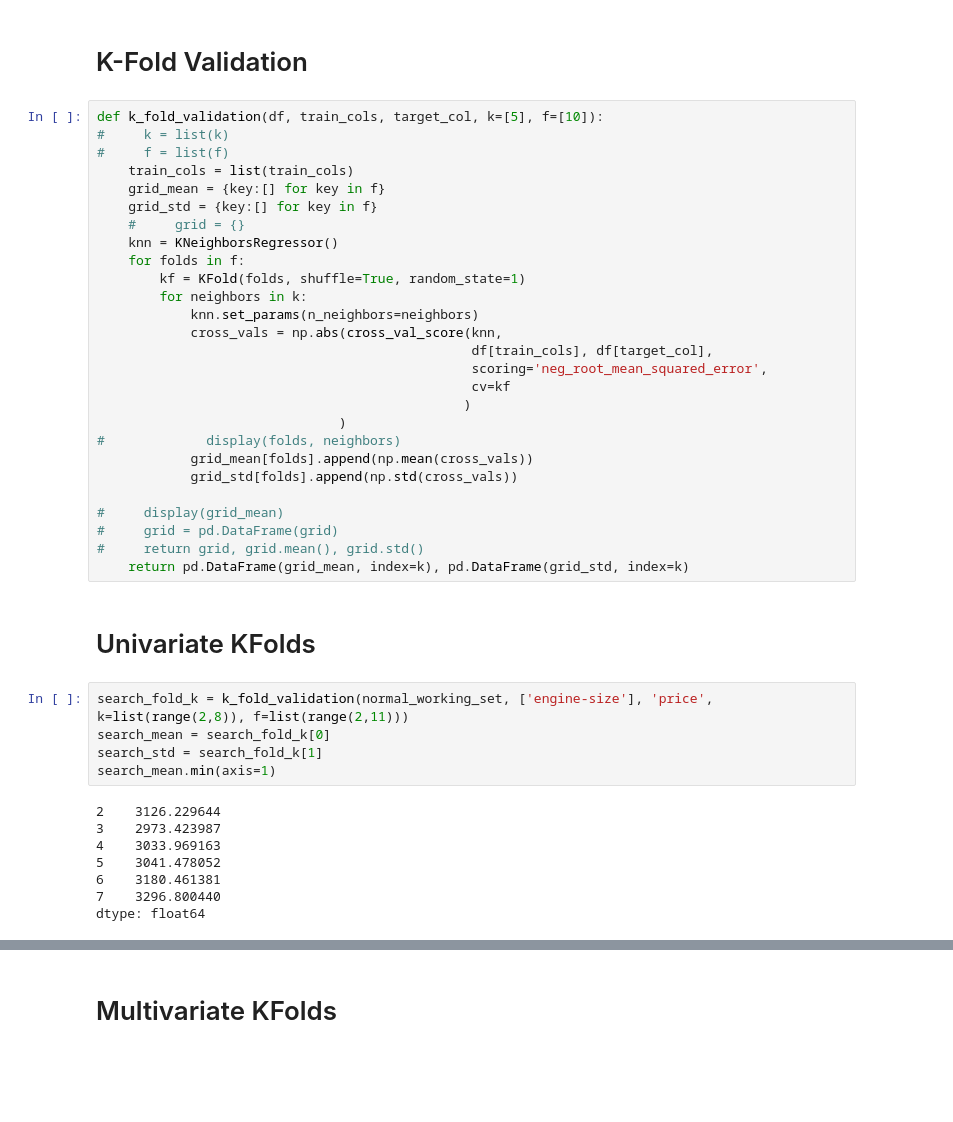
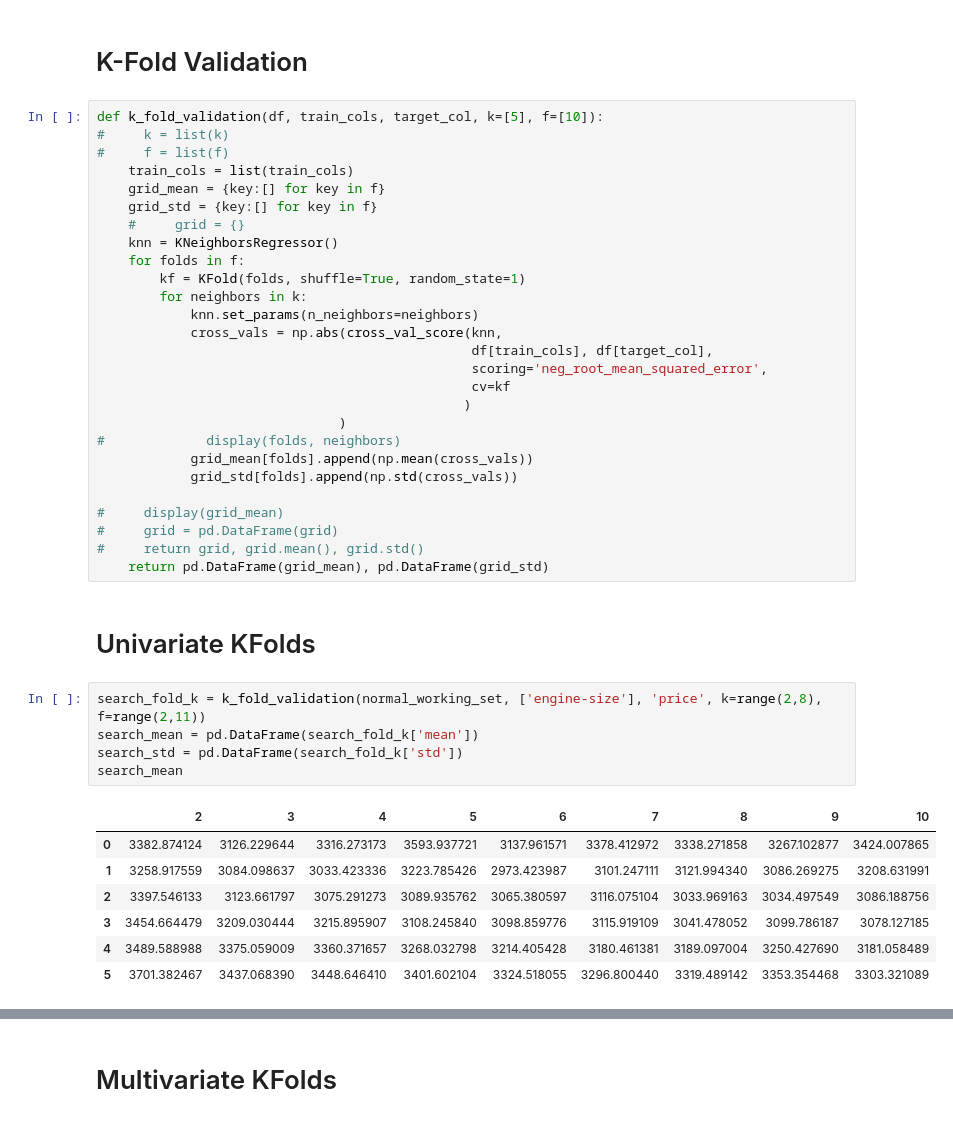
Before and after one commit to chouwwa/Predicting-Car-Prices, a Jupyter notebook: Predicting Car Prices.ipynb, the cells around one changed output, grey strips where cells are left out. Drawn from its saved outputs; the diff is of its cells as text; blank space fills up the shorter version.

```diff
--- a/Predicting Car Prices.ipynb
+++ b/Predicting Car Prices.ipynb
@@ -393,20 +393,20 @@ def k_fold_validation(df, train_cols, target_col, k=[5], f=[10]):
 #     display(grid_mean)
 #     grid = pd.DataFrame(grid)
 #     return grid, grid.mean(), grid.std()
-    return pd.DataFrame(grid_mean, index=k), pd.DataFrame(grid_std, index=k)
+    return pd.DataFrame(grid_mean), pd.DataFrame(grid_std)
 # %% [markdown]
 # Univariate KFolds
 # %%
-search_fold_k = k_fold_validation(normal_working_set, ['engine-size'], 'price', k=list(range(2,8)), f=list(range(2,11)))
-search_mean = search_fold_k[0]
-search_std = search_fold_k[1]
-search_mean.min(axis=1)
+search_fold_k = k_fold_validation(normal_working_set, ['engine-size'], 'price', k=range(2,8), f=range(2,11))
+search_mean = pd.DataFrame(search_fold_k['mean'])
+search_std = pd.DataFrame(search_fold_k['std'])
+search_mean
 # %% [output]
-2    3126.229644
-3    2973.423987
-4    3033.969163
-5    3041.478052
-6    3180.461381
-7    3296.800440
-dtype: float64
+|  | 2 | 3 | 4 | 5 | 6 | 7 | 8 | 9 | 10 |
+| 0 | 3382.874124 | 3126.229644 | 3316.273173 | 3593.937721 | 3137.961571 | 3378.412972 | 3338.271858 | 3267.102877 | 3424.007865 |
+| 1 | 3258.917559 | 3084.098637 | 3033.423336 | 3223.785426 | 2973.423987 | 3101.247111 | 3121.994340 | 3086.269275 | 3208.631991 |
+| 2 | 3397.546133 | 3123.661797 | 3075.291273 | 3089.935762 | 3065.380597 | 3116.075104 | 3033.969163 | 3034.497549 | 3086.188756 |
+| 3 | 3454.664479 | 3209.030444 | 3215.895907 | 3108.245840 | 3098.859776 | 3115.919109 | 3041.478052 | 3099.786187 | 3078.127185 |
+| 4 | 3489.588988 | 3375.059009 | 3360.371657 | 3268.032798 | 3214.405428 | 3180.461381 | 3189.097004 | 3250.427690 | 3181.058489 |
+| 5 | 3701.382467 | 3437.068390 | 3448.646410 | 3401.602104 | 3324.518055 | 3296.800440 | 3319.489142 | 3353.354468 | 3303.321089 |
 # %%
```
Also changed, not shown: parts of 7 cells of this notebook.
